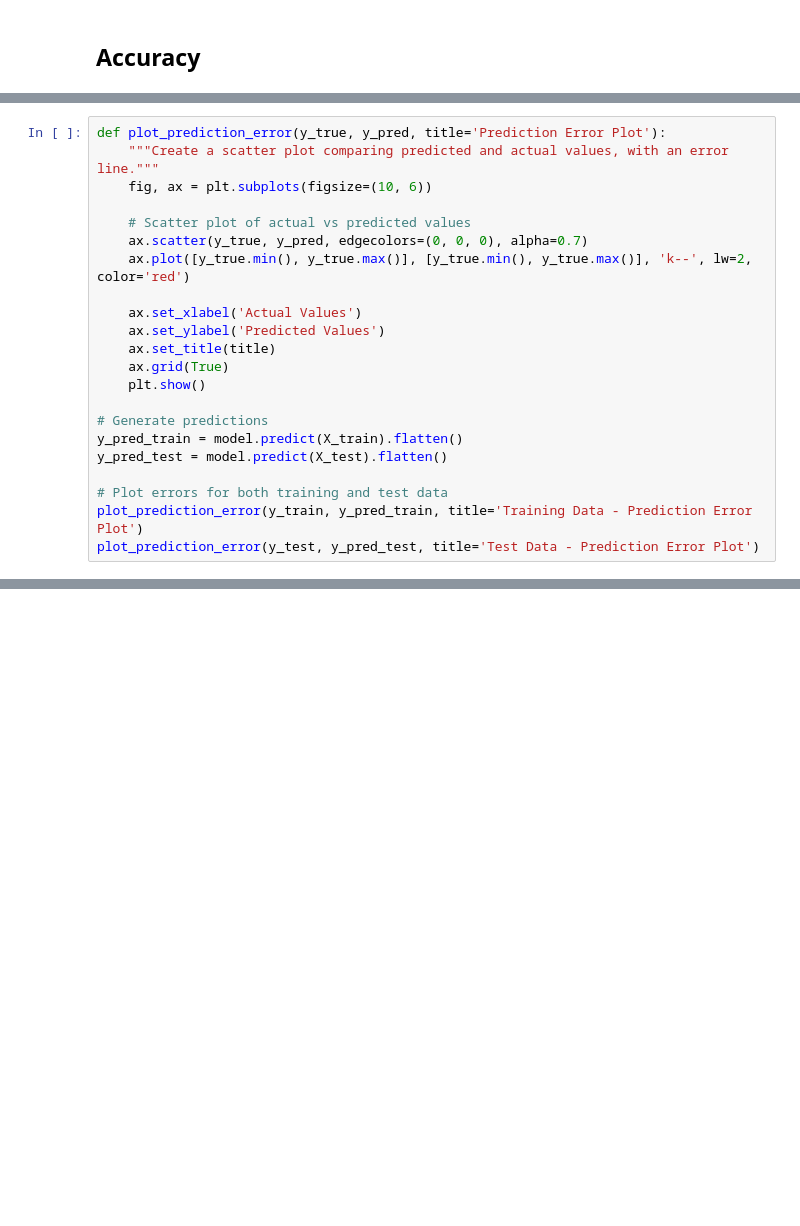
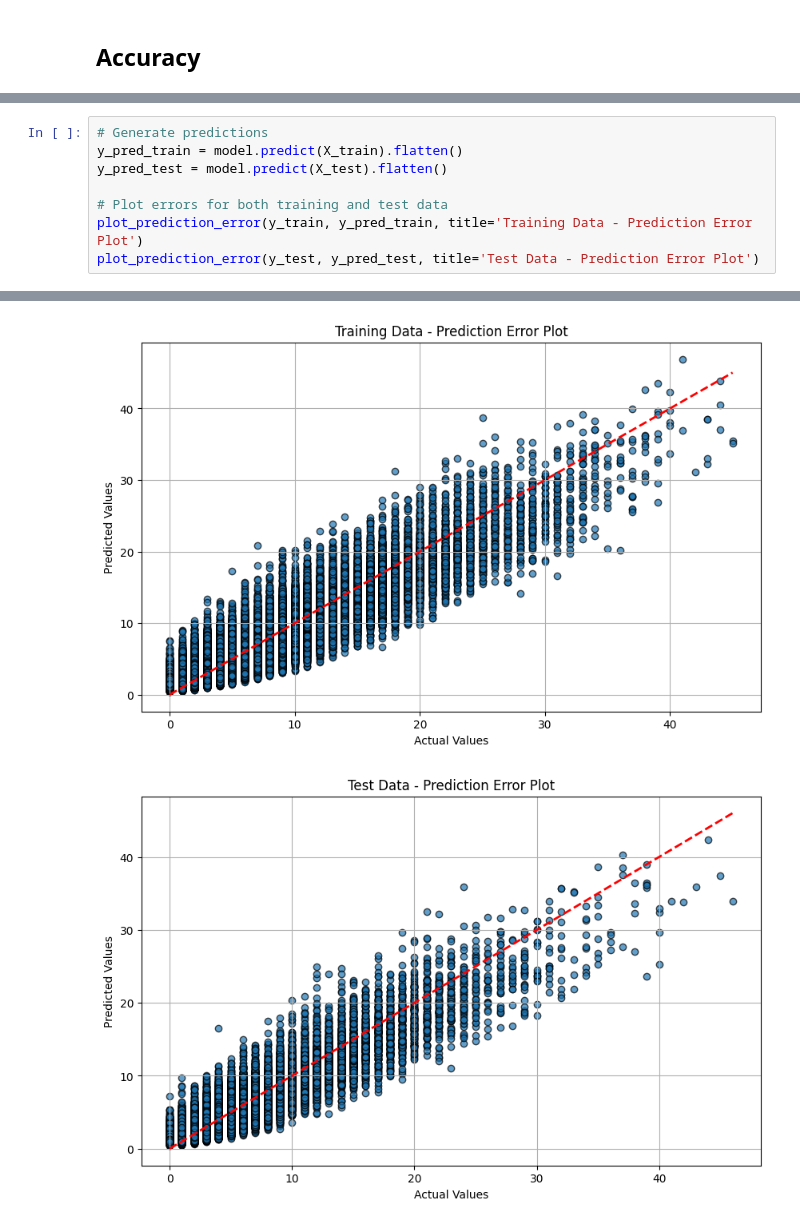
Before and after one commit to DomRowney/Downstream_111, a Jupyter notebook: Forecasting/Simple_Forecast.ipynb, the cells around one changed output, grey strips where cells are left out. Saved outputs shown, nothing was run; the diff lists cells and outputs as text; blank space fills up the shorter version.

Commit message:
Forecast - moved visuals into function file

```diff
--- a/Forecasting/Simple_Forecast.ipynb
+++ b/Forecasting/Simple_Forecast.ipynb
@@ -355,18 +422,4 @@ plot_training(history.history,measure='mae')
 # %%
-def plot_prediction_error(y_true, y_pred, title='Prediction Error Plot'):
-    """Create a scatter plot comparing predicted and actual values, with an error line."""
-    fig, ax = plt.subplots(figsize=(10, 6))
-
-    # Scatter plot of actual vs predicted values
-    ax.scatter(y_true, y_pred, edgecolors=(0, 0, 0), alpha=0.7)
-    ax.plot([y_true.min(), y_true.max()], [y_true.min(), y_true.max()], 'k--', lw=2, color='red')
-
-    ax.set_xlabel('Actual Values')
-    ax.set_ylabel('Predicted Values')
-    ax.set_title(title)
-    ax.grid(True)
-    plt.show()
-
 # Generate predictions
 y_pred_train = model.predict(X_train).flatten()
 y_pred_test = model.predict(X_test).flatten()
@@ -374,3 +427,4 @@ y_pred_test = model.predict(X_test).flatten()
 # Plot errors for both training and test data
 plot_prediction_error(y_train, y_pred_train, title='Training Data - Prediction Error Plot')
 plot_prediction_error(y_test, y_pred_test, title='Test Data - Prediction Error Plot')
+# %% [output]
@@ -376,0 +433,2 @@ plot_prediction_error(y_test, y_pred_test, title='Test Data - Prediction Error P
+[figure, added]
+[figure, added]
```
Also changed, not shown: parts of 13 cells of this notebook, 1 other file.
